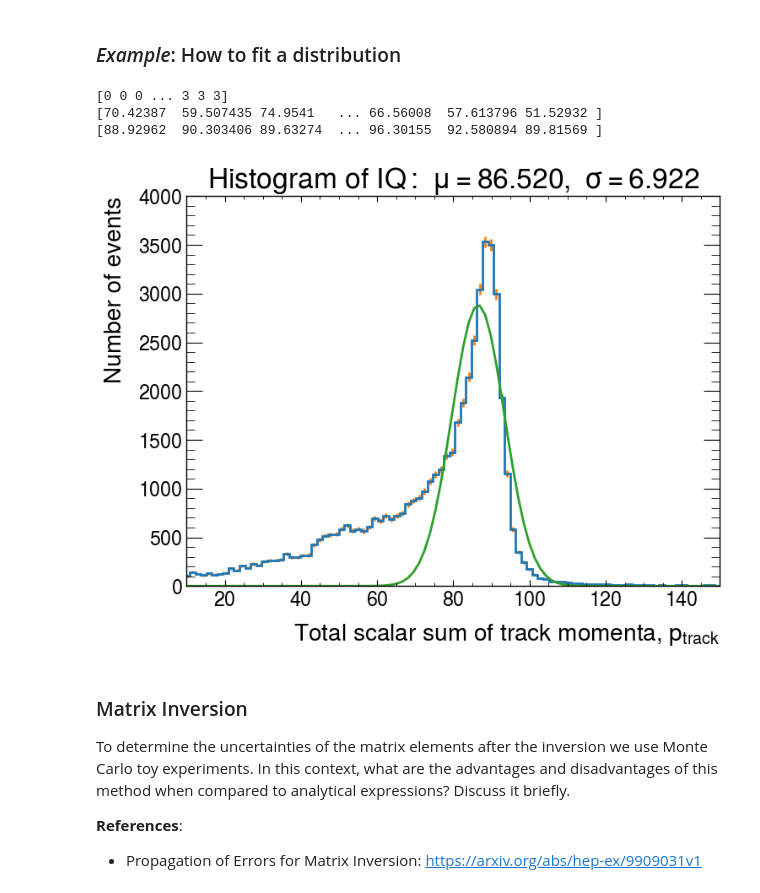
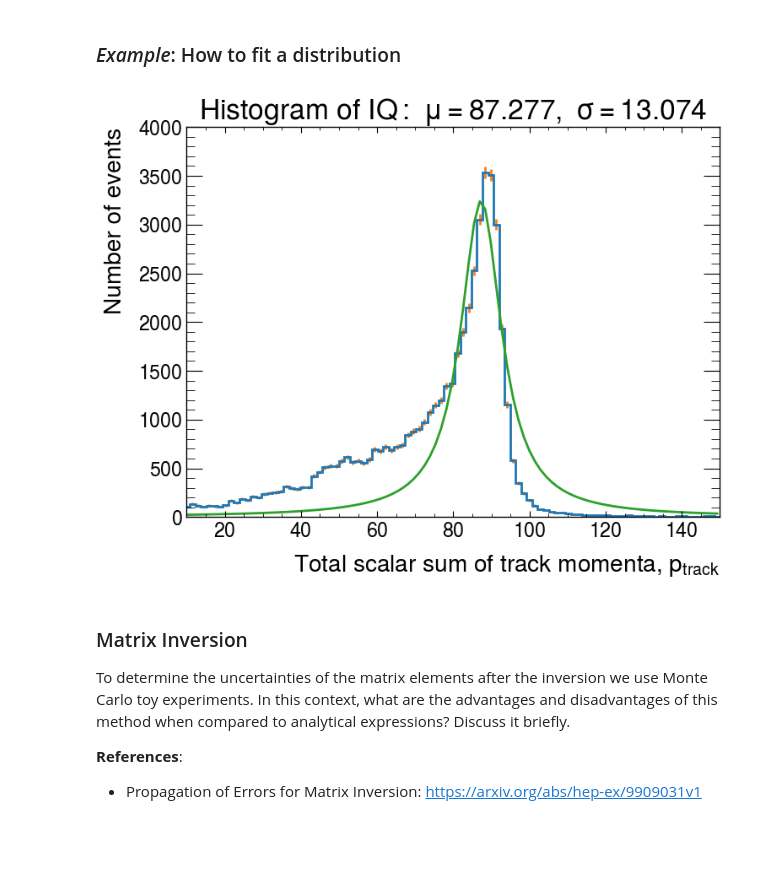
Before and after one commit to rihoppe/z0-precisionmeasurement, a Jupyter notebook: z0_experiment.ipynb, the cells around one changed output. Cells and saved outputs as stored; diff of their text form; code cells hidden in the pictures; blank space fills up the shorter version.

```diff
--- a/z0_experiment.ipynb
+++ b/z0_experiment.ipynb
@@ -307,10 +316,14 @@ plotall(ee_eff,mm_eff,tt_eff,hh_eff)
 #plt.axvline(0.32, ls="--", color="k")
 #plt.show()
 
-condition_hh = Response[:,3]>=0.32
-print("Hadron Cut (N. Events):\n True Possitive={} ; False Possitive={} ; False Negative={}".format(len(ML_Labels[condition_hh][ML_Labels[condition_hh]==3]), len(ML_Labels[condition_hh][ML_Labels[condition_hh]!=3]), len(ML_Labels[np.invert(condition_hh)][ML_Labels[np.invert(condition_hh)]==3])))
-print("purity={}".format(1-(len(ML_Labels[condition_hh][ML_Labels[condition_hh]!=3])/len(ML_Labels[condition_hh][ML_Labels[condition_hh]==3]))))
-print("lost Events={}".format(len(ML_Labels[np.invert(condition_hh)][ML_Labels[np.invert(condition_hh)]==3])/len(ML_Labels[condition_hh][ML_Labels[condition_hh]==3])))
+condition_hh = Response[:,3]>=0.20
+True_poss = len(ML_Labels[condition_hh][ML_Labels[condition_hh]==3])    # Should be categorized as a Hadron and is categorized as a Hadron
+False_poss = len(ML_Labels[condition_hh][ML_Labels[condition_hh]!=3])   # Should be categorized as something else but is categorized as a Hadron
+False_neg = len(ML_Labels[np.invert(condition_hh)][ML_Labels[np.invert(condition_hh)]==3]) # Should be categorized as a Hadron but it is categorized as something else
+print("Hadron Cut (N. Events):\n True Possitive={} ; False Possitive={} ; False Negative={}".format(True_poss, False_poss, False_neg))
+print("Efficiency={:.4f}".format((True_poss/(True_poss+False_neg))))
+print("purity={:.4f}".format(1-(False_poss/True_poss) ))
+print("lost Events={} -> {:.2f}%".format(False_neg,(False_neg/(True_poss+False_neg)*100)))
 
 
 '''After Hadron Cut'''
@@ -335,10 +349,15 @@ lost Events=0.0021249771234520204
 #plt.axvline(0.35, ls="--", color="k")
 #plt.show()
 
-condition_ee = np.bitwise_and(np.invert(condition_hh), Response[:,0]>=0.55)
-print("Electron Cut (N. Events):\n True Possitive={} ; False Possitive={} ; False Negative={}".format(len(ML_Labels[condition_ee][ML_Labels[condition_ee]==0]), len(ML_Labels[condition_ee][ML_Labels[condition_ee]!=0]), len(ML_Labels[np.invert(condition_ee)][ML_Labels[np.invert(condition_ee)]==0])))
-print("purity={}".format(1-(len(ML_Labels[condition_ee][ML_Labels[condition_ee]!=0])/len(ML_Labels[condition_ee][ML_Labels[condition_ee]==0]))))
-print("lost Events={}".format(len(ML_Labels[np.invert(condition_ee)][ML_Labels[np.invert(condition_ee)]==0])/len(ML_Labels[condition_ee][ML_Labels[condition_ee]==0])))
+condition_ee = np.bitwise_and(np.invert(condition_hh), Response[:,0]>=0.5)
+True_poss = len(ML_Labels[condition_ee][ML_Labels[condition_ee]==0])
+False_poss = len(ML_Labels[condition_ee][ML_Labels[condition_ee]!=0])
+False_neg = len(ML_Labels[np.invert(condition_ee)][ML_Labels[np.invert(condition_ee)]==0])
+print("Electron Cut (N. Events):\n True Possitive={} ; False Possitive={} ; False Negative={}".format(True_poss, False_poss, False_neg))
+print("Efficiency={:.4f}%".format((True_poss/(True_poss+False_neg))))
+print("purity={:.4f}%".format(1-(False_poss/True_poss) ))
+print("lost Events={} -> {:.2f}%".format(False_neg,(False_neg/(True_poss+False_neg)*100)))
+
 
 '''After Electron Cut'''
 #0->ee ; 1->mm ; 2->tt ; 3->hh
@@ -471,18 +606,6 @@ Think about the statistical uncertainties computed above in 'error_sizes'.
 * **Are these sensible? Why do we use this formula?** (Hint: Making an histogram is, in short, a *counting experiment*. In the limit of large total number of events, the (binomial) probability function limits to the *Poisson distribution*. What is the variance? And the standard deviation?)
 # %% [markdown]
 ### *Example*: How to fit a distribution
-# %%
-#condition_ee, condition_mm, condition_tt, condition_hh
-print(ML_Labels[condition_tt])   #0->ee ; 1->mm ; 2->tt ; 3->hh
-print(mc_all[condition_tt][:,Nametable["E_ecal"]])
-print(mc_all[ML_Labels==0][:,Nametable["E_ecal"]])
-Nametable = {'Run':0, 'Event':1, 'Ncharged':2, 'Pcharged':3, 'E_ecal':4, 'E_hcal':5, 'E_lep':6, 'Cos_thru':7, 'Cos_thet':8 }
-
-def Breit_Wigner(width):
-# %% [output]
-[0 0 0 ... 3 3 3]
-[70.42387  59.507435 74.9541   ... 66.56008  57.613796 51.52932 ]
-[88.92962  90.303406 89.63274  ... 96.30155  92.580894 89.81569 ]
 # %%
 from scipy.optimize import curve_fit
 
@@ -491,37 +614,41 @@ mynewmask = mc_all[Nametable['Pcharged']] >= 31.23
 # Plot data with statistical uncertainties
 new_bin_content, new_bin_edges, _ = plt.hist(mc_all[condition_ee][:,Nametable["Pcharged"]],bins=100,range=(5.,150.),  histtype='step', linewidth=2, label='Pcharged')
 new_mid = 0.5*(new_bin_edges[1:] + new_bin_edges[:-1]) #Calculate midpoint of the bars
 new_error_sizes = np.sqrt(new_bin_content)
 
 plt.errorbar(new_mid, new_bin_content, yerr=new_error_sizes, fmt='none')
 
 ### Show the plot on screen
 plt.title('My title')
 plt.xlim(10.,150.)
 plt.xlabel('Total scalar sum of track momenta, $p_{track}$')
 plt.ylabel('Number of events')
 
 
 # Define model function to be used to fit to the data above:
 def gauss(x, A, mu, sigma):
     return A*np.exp(-(x-mu)**2/(2.*sigma**2))
 
+def Breit_Wigner(E, A, E0, Width):
+    return A*(Width/(2*np.pi))/((E-E0)**2+(Width/2)**2)
+
+
 # p0 is the initial guess for the fitting coefficients (A, mu and sigma above)
-p0 = [321., 50., 32.]
+p0 = [2., 80., 1000.]
 
 ## Fit curve (WARNING: The fit does not propagate bin uncertainties to the uncertainties of the fit parameters!)
-coeff, var_matrix = curve_fit(gauss, new_mid, new_bin_content, p0=p0)
+coeff, var_matrix = curve_fit(Breit_Wigner, new_mid, new_bin_content, p0=p0)
 
 # Get the fitted curve
-hist_fit = gauss(new_mid, *coeff)
+hist_fit = Breit_Wigner(new_mid, *coeff)
 
 plt.plot(new_mid, hist_fit, label='Fit')
 
 plt.title(r'$\mathrm{Histogram\ of\ IQ:}\ \mu=%.3f,\ \sigma=%.3f$' %(coeff[1], abs(coeff[2])))
 
 plt.show()
 # %% [output]
-[figure, old version]
+[figure, new version]
 # %% [markdown]
 ### Matrix Inversion
 To determine the uncertainties of the matrix elements after the inversion we use Monte Carlo toy experiments. In this context, what are the advantages and disadvantages of this method when compared to analytical expressions? Discuss it briefly.
```
Also changed, not shown: parts of 18 cells of this notebook.
